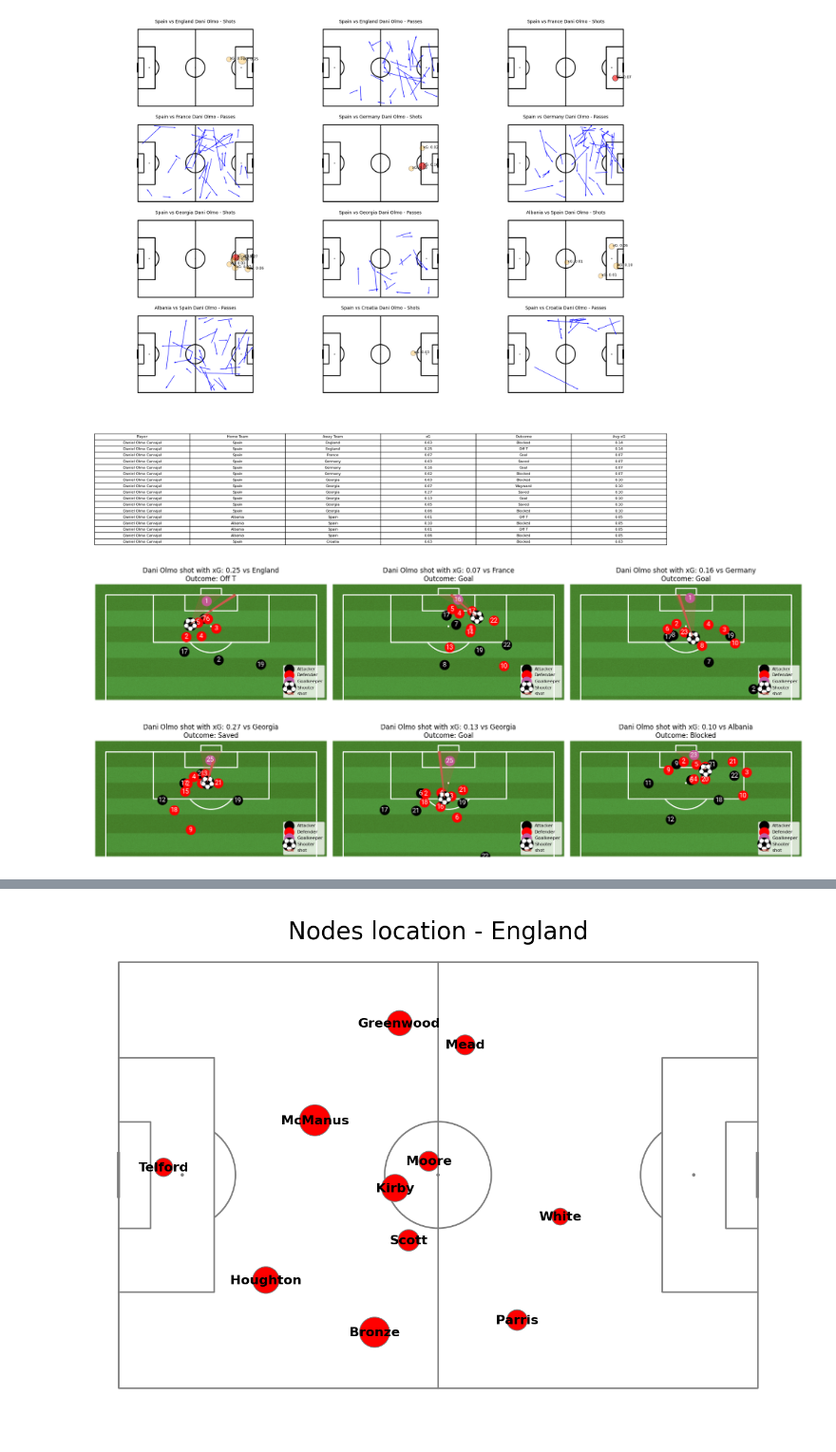
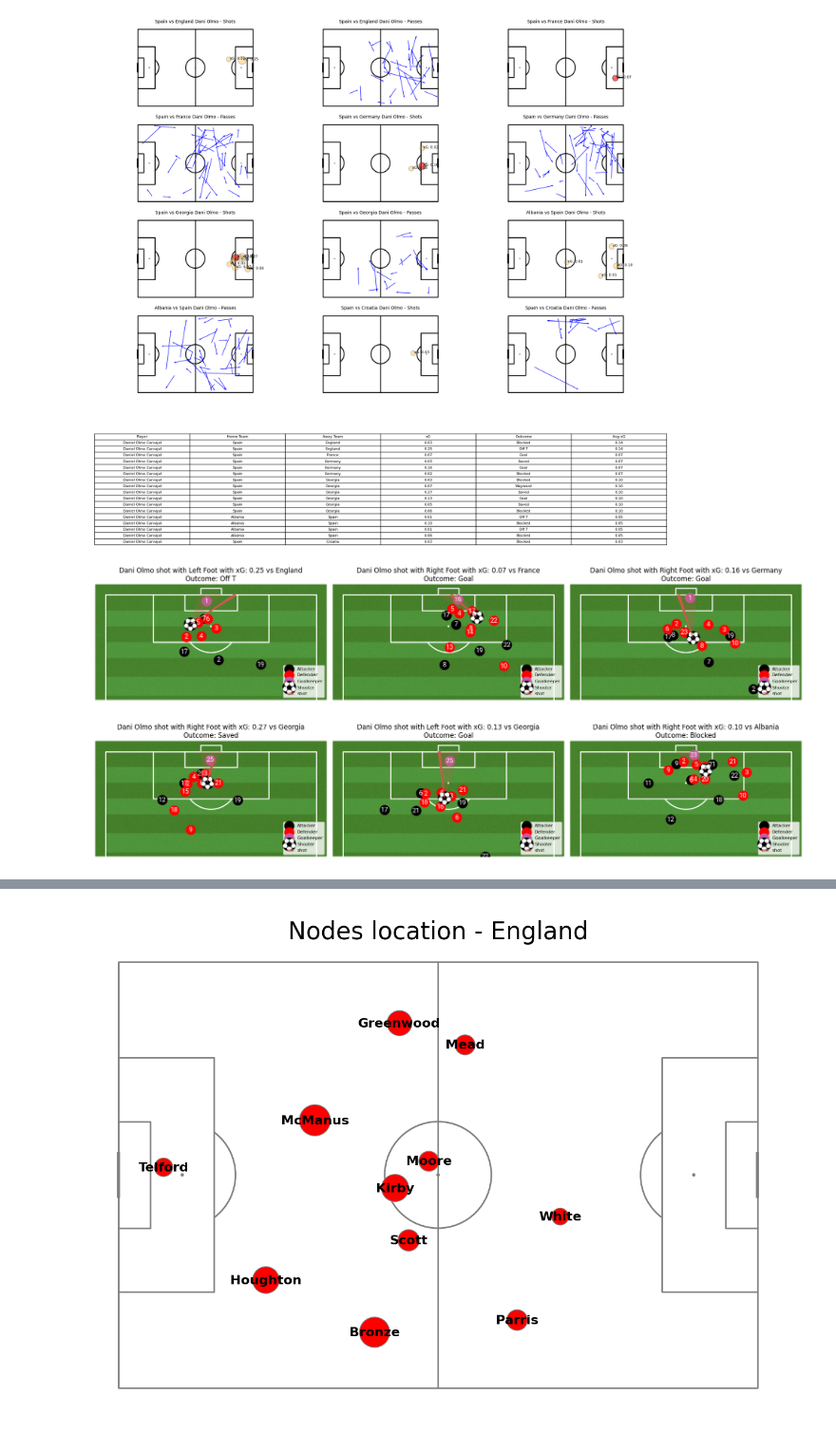
Before and after one commit to FolkeHilding/Football, a Jupyter notebook: Assignment1.ipynb, the cells around one changed output, grey strips where cells are left out. Shown at 95% size. Saved outputs shown, nothing was run; the diff lists cells and outputs as text; code cells hidden in the pictures.

```diff
--- a/Assignment1.ipynb
+++ b/Assignment1.ipynb
@@ -193,9 +193,10 @@ for _, match in spain_matches.iterrows():
 
     if not filtered_shots.empty:
         for _, shot in filtered_shots.iterrows():
+            body_part = shot['body_part_name'] if 'body_part_name' in filtered_shots.columns else None
             shot_id = shot['id']
             df_freeze_frame = freeze[freeze['id'] == shot_id].copy()
-            olmo_filtered_shots.append((shot, match_id, home_team, away_team, df_freeze_frame))
+            olmo_filtered_shots.append((shot, match_id, home_team, away_team, body_part, df_freeze_frame))
 
 num_matches = len(olmo_filtered_shots)
 cols = min(3, num_matches)
@@ -206,7 +207,7 @@ gs = gridspec.GridSpec(rows * 2, cols)
 
 robotto_regular = FontManager()
 
-for i, (shot, match_id, home_team, away_team, df_freeze_frame) in enumerate(olmo_filtered_shots):
+for i, (shot, match_id, home_team, away_team, body_part, df_freeze_frame) in enumerate(olmo_filtered_shots):
     pitch = VerticalPitch(half=True, goal_type='box', pad_bottom=-20, pitch_color='grass', line_color='white', stripe=True)
     ax = fig.add_subplot(gs[i])
 
@@ -218,35 +219,35 @@ for i, (shot, match_id, home_team, away_team, df_freeze_frame) in enumerate(olmo
     team2 = list(set(df_lineup['team_name'].unique()) - {team1})[0]
 
     df_team1 = df_freeze_frame[df_freeze_frame['team_name'] == team1]
     df_team2_goal = df_freeze_frame[(df_freeze_frame['team_name'] == team2) &
                                     (df_freeze_frame['position_name'] == 'Goalkeeper')]
     df_team2_other = df_freeze_frame[(df_freeze_frame['team_name'] == team2) &
                                      (df_freeze_frame['position_name'] != 'Goalkeeper')]
 
     pitch.draw(ax=ax)
 
     pitch.scatter(df_team1.x, df_team1.y, s=300, c='black', label='Attacker', ax=ax)
     pitch.scatter(df_team2_other.x, df_team2_other.y, s=300, c='red', label='Defender', ax=ax)
     pitch.scatter(df_team2_goal.x, df_team2_goal.y, s=300, ax=ax, c='#c15ca5', label='Goalkeeper')
 
     pitch.scatter(shot['x'], shot['y'], marker='football', s=600, ax=ax, label='Shooter', zorder=1.2)
     pitch.lines(shot['x'], shot['y'], shot['end_x'], shot['end_y'], comet=True, label='shot', color='#cb5a4c', ax=ax)
     pitch.goal_angle(shot['x'], shot['y'], ax=ax, alpha=0.2, zorder=1.1, color='#cb5a4c', goal='right')
 
     for j, row in df_freeze_frame.iterrows():
         pitch.annotate(row['jersey_number'], (row['x'], row['y']), color='white',
                        va='center', ha='center', fontsize=12, fontproperties=robotto_regular.prop, ax=ax)
 
     xG_value = shot['shot_statsbomb_xg']
     outcome = shot['outcome_name']
 
-    ax.set_title(f"Dani Olmo shot with xG: {xG_value:.2f} vs {team2}\nOutcome: {outcome}", fontsize=12)
+    ax.set_title(f"Dani Olmo shot with {body_part} with xG: {xG_value:.2f} vs {team2}\nOutcome: {outcome}", fontsize=12)
     ax.legend(loc='lower right', fontsize=8)
 
 fig.tight_layout()
 plt.show()
 # %% [output]
-[figure, old version]
+[figure, new version]
 # %%
 england_matches = matches[(matches['home_team'] == 'England') | (matches['away_team'] == 'England')]
 
```
Also changed, not shown: parts of 1 cell of this notebook.
